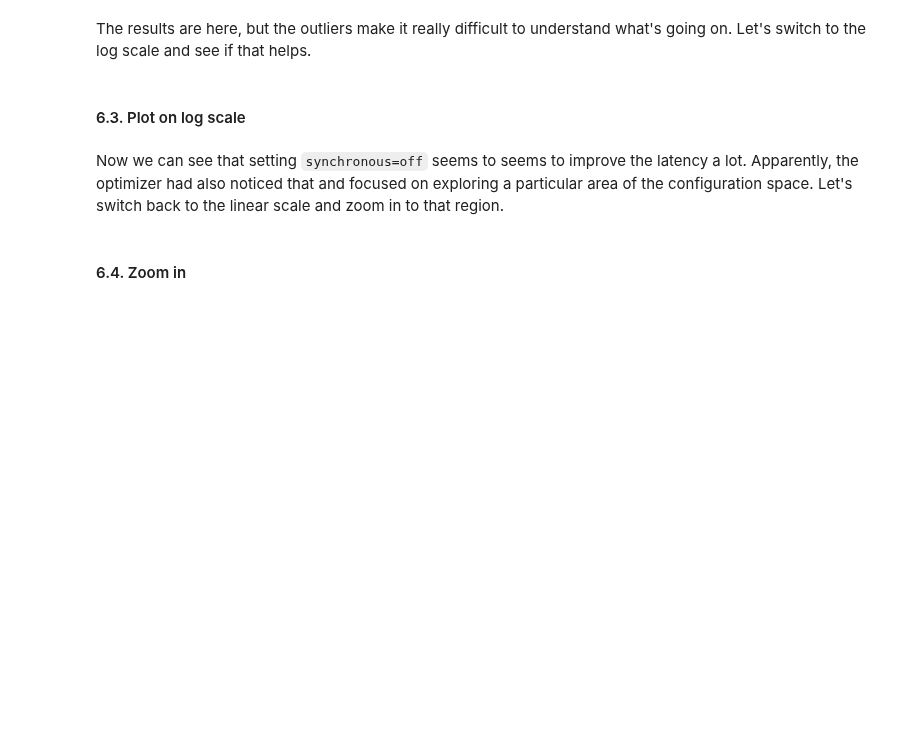
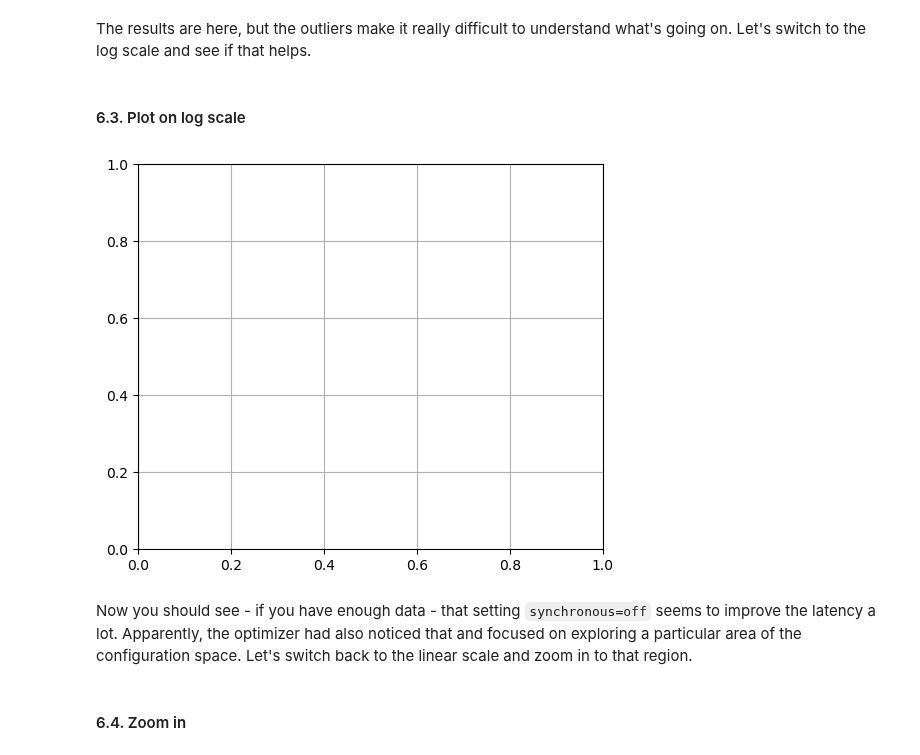
Before and after one commit to Microsoft-CISL/sqlite-autotuning, a Jupyter notebook: mlos_demo_sqlite.ipynb, the cells around one changed output. Saved outputs shown, nothing was run; the diff lists cells and outputs as text; code cells hidden in the pictures; blank space fills up the shorter version.

Commit message:
Add the Student's notebook (#24)
Also, fix a few typos in the Teacher's copy

---------

Co-authored-by: Brian Kroth <bpkroth@microsoft.com>

```diff
--- a/mlos_demo_sqlite.ipynb
+++ b/mlos_demo_sqlite.ipynb
@@ -95,18 +138,16 @@ The results are here, but the outliers make it really difficult to understand wh
 # %% [markdown]
 #### 6.3. Plot on log scale
 # %%
-plt.rcParams["figure.figsize"] = (6, 5)
+plt.rcParams["figure.figsize"] = (6, 5)  # Set the picture size to some reasonable values
 
-sns.scatterplot(data=df, x=METRIC, y=SCORE, hue=CATEGORY, marker='o', alpha=0.6)
+# TODO: Use the same code as above, but add `plt.xscale("log")` and/or `plt.yscale("log")`, like we did in 6.1.
 
-plt.xscale('log')
-plt.yscale('log')
-
-plt.title("Experiment: " + exp.exp_id)
 plt.grid()
 plt.show()
+# %% [output]
+[figure, added]
 # %% [markdown]
- Now we can see that setting `synchronous=off` seems to seems to improve the latency a lot. Apparently, the optimizer had also noticed that and focused on exploring a particular area of the configuration space. Let's switch back to the linear scale and zoom in to that region.
+ Now you should see - if you have enough data - that setting `synchronous=off` seems to improve the latency a lot. Apparently, the optimizer had also noticed that and focused on exploring a particular area of the configuration space. Let's switch back to the linear scale and zoom in to that region.
 # %% [markdown]
 #### 6.4. Zoom in
 # %%
```
Also changed, not shown: parts of 25 cells of this notebook, 1 other file.
